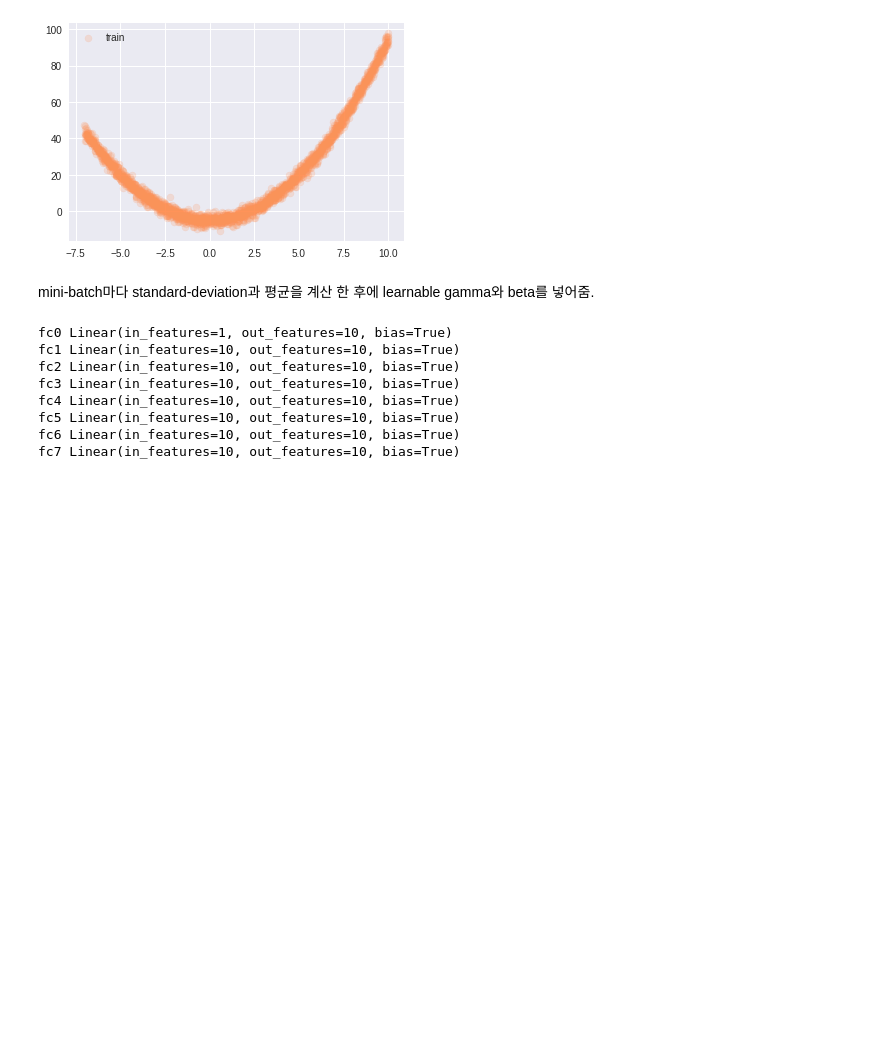
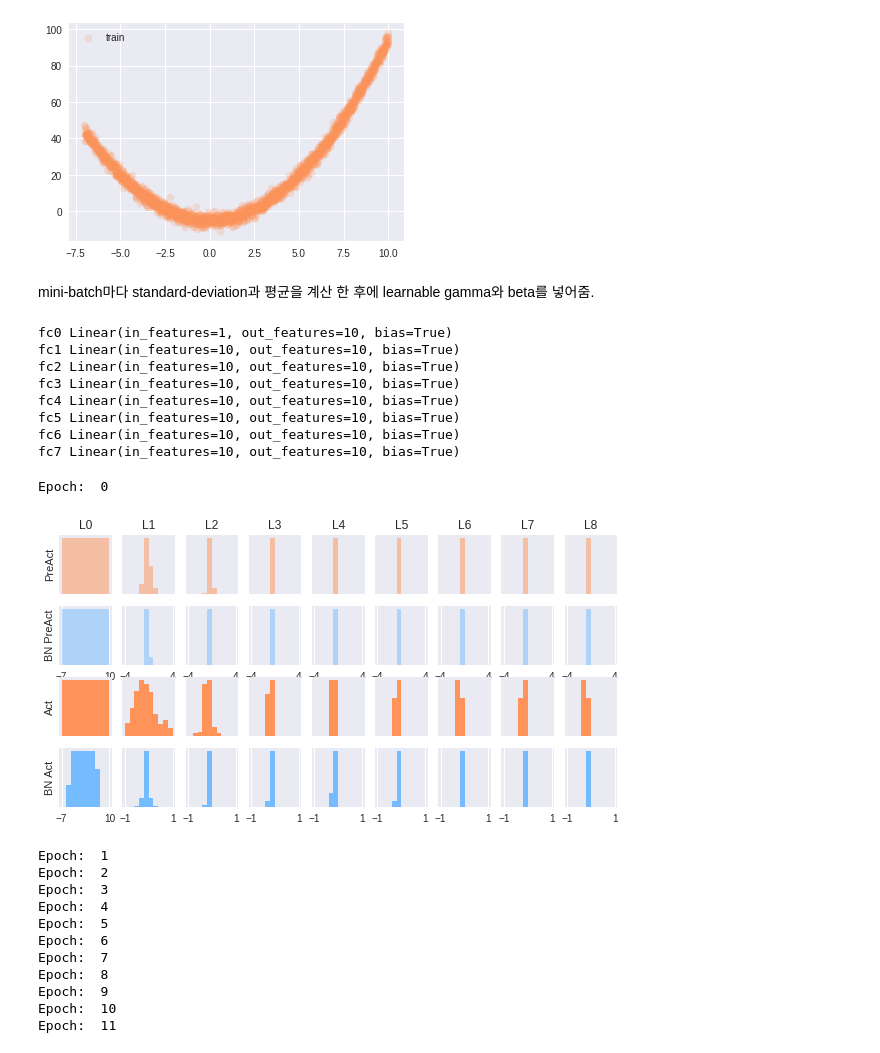
Before and after one commit to hyerim1048/100_pytorch, a Jupyter notebook: pytorch_batchnorm.ipynb, the cells around one changed output. Cells and saved outputs as stored; diff of their text form; code cells hidden in the pictures; blank space fills up the shorter version.

```diff
--- a/pytorch_batchnorm.ipynb
+++ b/pytorch_batchnorm.ipynb
@@ -124,15 +124,56 @@ loss_func = torch.nn.MSELoss()
 # %%
 f,  axs  =  plt.subplots(4, N_HIDDEN+1, figsize=(10, 5))
 plt.ion()
 def plot_histogram(l_in, l_in_bn, pre_ac, pre_ac_bn):
     for i, (ax_pa, ax_pa_bn, ax,  ax_bn) in enumerate(zip(axs[0, :], axs[1, :], axs[2, :], axs[3, :])):
         [a.clear() for a in [ax_pa, ax_pa_bn, ax, ax_bn]]
         if i == 0: p_range = (-7, 10);the_range = (-7, 10)
         else:p_range = (-4, 4);the_range = (-1, 1)
         ax_pa.set_title('L' + str(i))
         ax_pa.hist(pre_ac[i].data.numpy().ravel(), bins=10, range=p_range, color='#FF9359', alpha=0.5);ax_pa_bn.hist(pre_ac_bn[i].data.numpy().ravel(), bins=10, range=p_range, color='#74BCFF', alpha=0.5)
         ax.hist(l_in[i].data.numpy().ravel(), bins=10, range=the_range, color='#FF9359');ax_bn.hist(l_in_bn[i].data.numpy().ravel(), bins=10, range=the_range, color='#74BCFF')
         for a in [ax_pa, ax, ax_pa_bn, ax_bn]: a.set_yticks(());a.set_xticks(())
         ax_pa_bn.set_xticks(p_range);ax_bn.set_xticks(the_range)
         axs[0, 0].set_ylabel('PreAct');axs[1, 0].set_ylabel('BN PreAct');axs[2, 0].set_ylabel('Act');axs[3, 0].set_ylabel('BN Act')
     plt.pause(0.01)
+
+
+
+#  training
+losses = [[], []]  # two losses
+for epoch in range(EPOCH): # 에폭
+    print('Epoch: ', epoch)
+    layer_inputs, pre_acts = [], []
+    for net, l in zip(nets, losses):
+        net.eval()              # set eval mode to fix moving_mean and moving_var
+        pred, layer_input, pre_act = net(test_x)
+        l.append(loss_func(pred, test_y).data[0])
+        layer_inputs.append(layer_input)
+        pre_acts.append(pre_act)
+        net.train()             # free moving_mean and moving_var
+    plot_histogram(*layer_inputs, *pre_acts)     # plot histogram
+
+    for step, (b_x, b_y) in enumerate(train_loader):
+        b_x, b_y = Variable(b_x), Variable(b_y)
+        for net, opt in zip(nets, opts):     # train for each network
+            pred, _, _ = net(b_x)
+            loss = loss_func(pred, b_y)
+            opt.zero_grad()
+            loss.backward()
+            opt.step()    #   learn the parameters in Batch Normalization
+
+plt.ioff()
+# %% [output]
+Epoch:  0
+[figure, added]
+Epoch:  1
+Epoch:  2
+Epoch:  3
+Epoch:  4
+Epoch:  5
+Epoch:  6
+Epoch:  7
+Epoch:  8
+Epoch:  9
+Epoch:  10
+Epoch:  11
```
Also changed, not shown: parts of 2 cells of this notebook.
